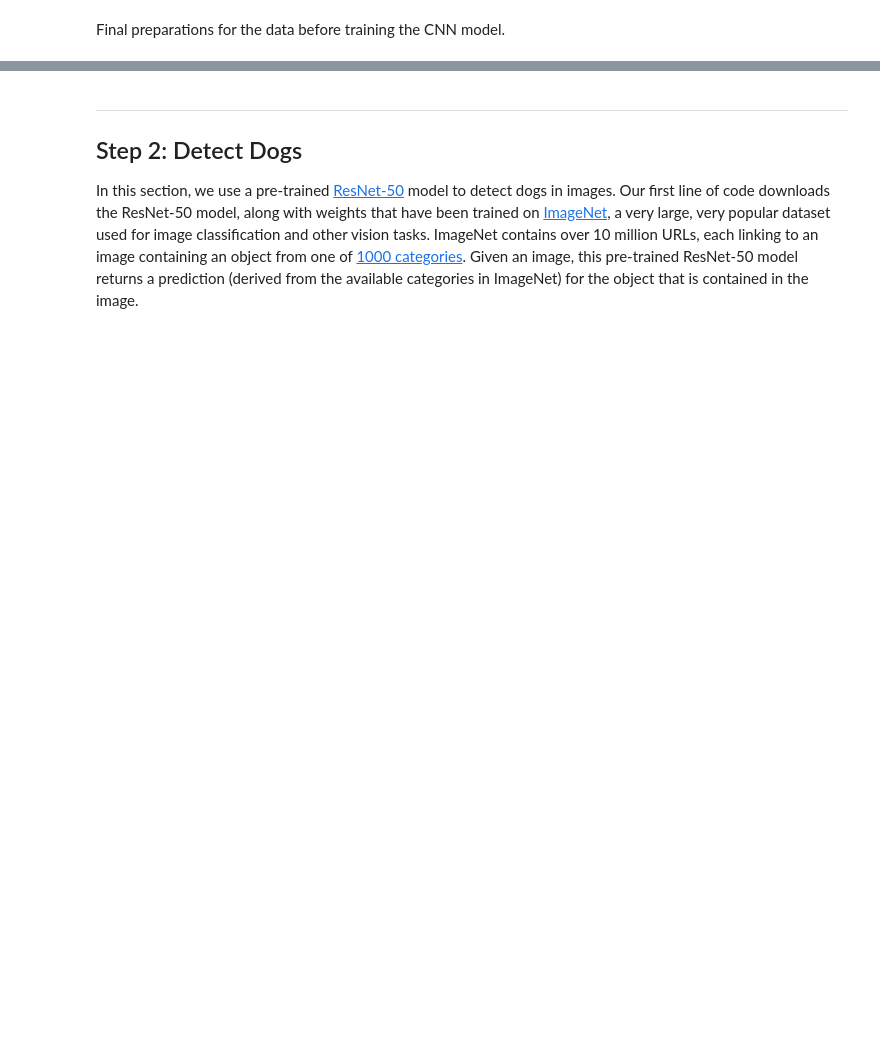
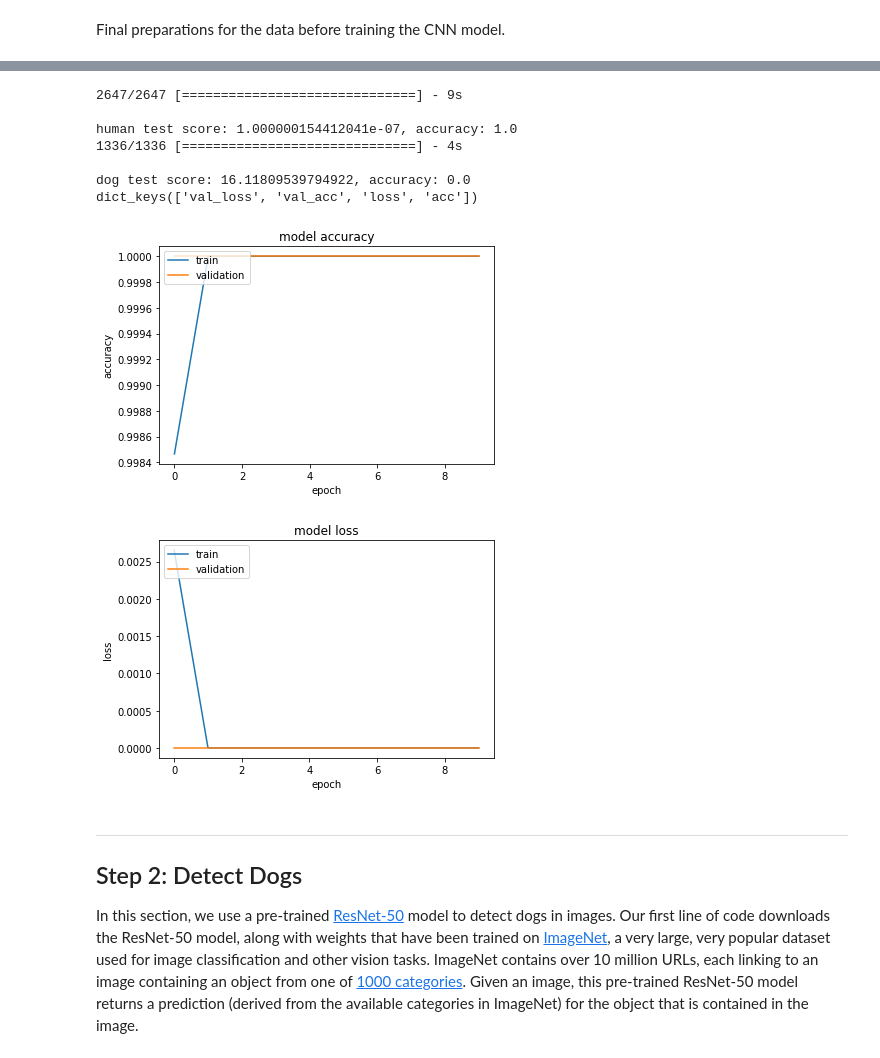
Before and after one commit to SophonAlpha/Udacity-dog-project, a Jupyter notebook: dog_app2.ipynb, the cells around one changed output, grey strips where cells are left out. Drawn from its saved outputs; the diff is of its cells as text; code cells hidden in the pictures; blank space fills up the shorter version.

```diff
--- a/dog_app2.ipynb
+++ b/dog_app2.ipynb
@@ -586,15 +601,25 @@ if not(model_file_path.exists()):
 # %%
 # evaluate test accuracy
 model = human_face_model(train_images.shape)
 # model.summary()
 model.load_weights('saved_models/humandog_sigmoid_model_weights.hdf5')
-score. acc = model.evaluate(test_images_human, test_labels_human)
+score, acc = model.evaluate(test_images_human, test_labels_human)
 print('\nhuman test score: {}, accuracy: {}'.format(score, acc))
 score, acc = model.evaluate(test_images_dogs, test_labels_dogs)
 print('\ndog test score: {}, accuracy: {}'.format(score, acc))
 # plotting of history values
 history = pickle.load(open('histories/humandog_sigmoid_model_history.pickle', 'rb'))
 plot_model_history(history)
+# %% [output]
+2647/2647 [==============================] - 9s
+
+human test score: 1.000000154412041e-07, accuracy: 1.0
+1336/1336 [==============================] - 4s
+
+dog test score: 16.11809539794922, accuracy: 0.0
+dict_keys(['val_loss', 'val_acc', 'loss', 'acc'])
+[figure, added]
+[figure, added]
 # %% [markdown]
 ---
 <a id='step2'></a>
```
Also changed, not shown: parts of 22 cells of this notebook.
